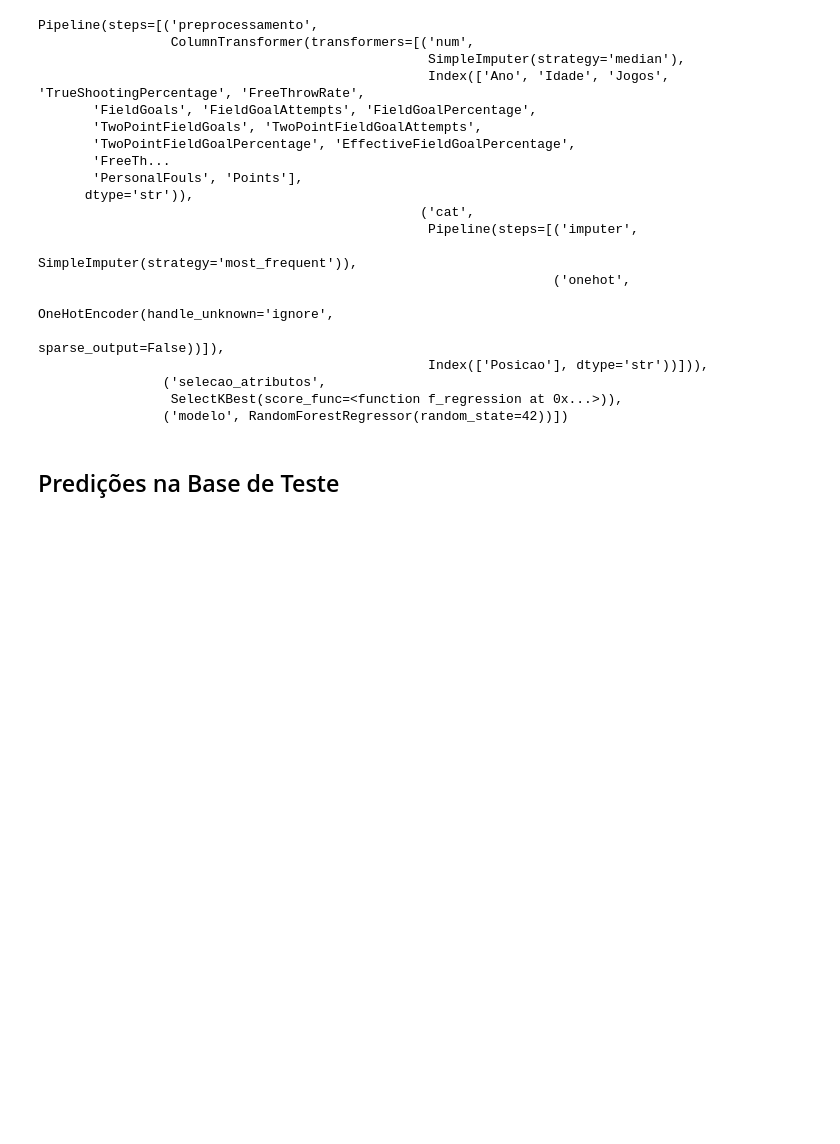
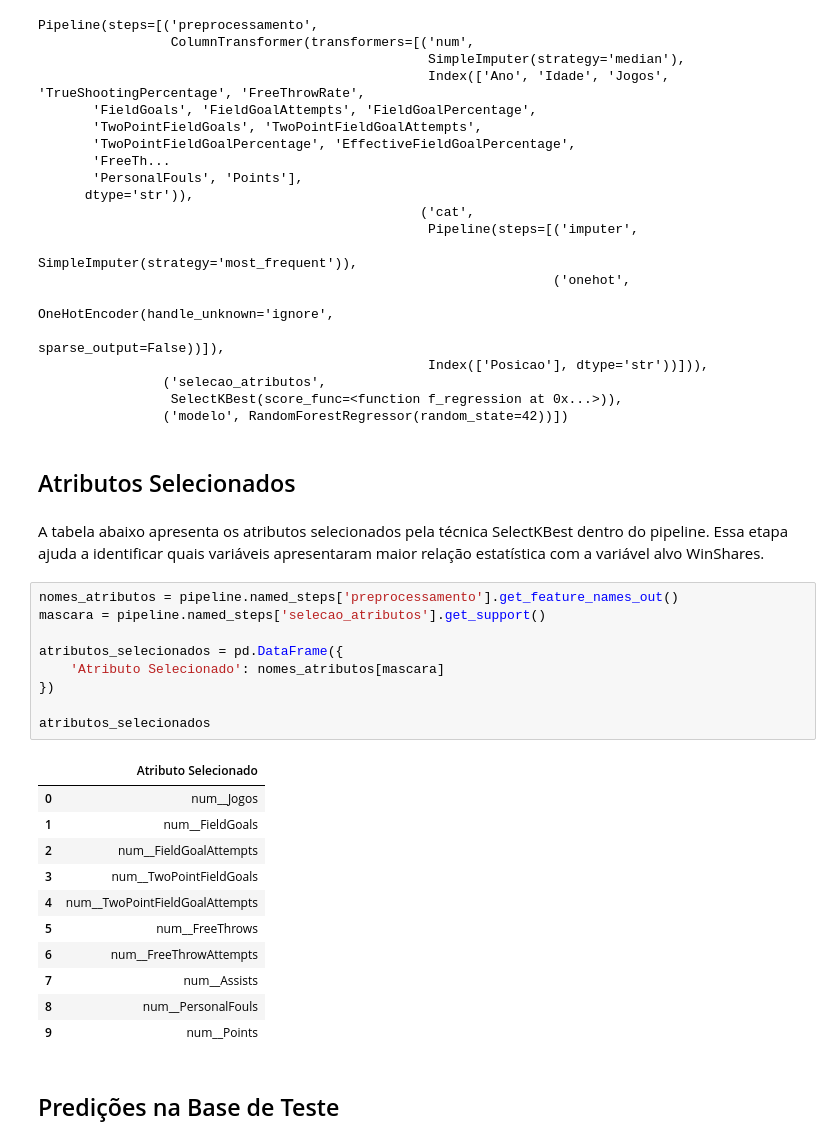
Before and after one commit to arrualuiz/56-machine-learning-nba, a Jupyter notebook: nba2.ipynb, the cells around one changed output. Cells and saved outputs as stored; diff of their text form; blank space fills up the shorter version.

```diff
--- a/nba2.ipynb
+++ b/nba2.ipynb
@@ -136,6 +136,31 @@ Pipeline(steps=[('preprocessamento',
                 ('selecao_atributos',
                  SelectKBest(score_func=<function f_regression at 0x...>)),
                 ('modelo', RandomForestRegressor(random_state=42))])
+# %% [markdown]
+## Atributos Selecionados
+# %% [markdown]
+A tabela abaixo apresenta os atributos selecionados pela técnica SelectKBest dentro do pipeline. Essa etapa ajuda a identificar quais variáveis apresentaram maior relação estatística com a variável alvo WinShares.
+# %%
+nomes_atributos = pipeline.named_steps['preprocessamento'].get_feature_names_out()
+mascara = pipeline.named_steps['selecao_atributos'].get_support()
+
+atributos_selecionados = pd.DataFrame({
+    'Atributo Selecionado': nomes_atributos[mascara]
+})
+
+atributos_selecionados
+# %% [output]
+|  | Atributo Selecionado |
+| 0 | num__Jogos |
+| 1 | num__FieldGoals |
+| 2 | num__FieldGoalAttempts |
+| 3 | num__TwoPointFieldGoals |
+| 4 | num__TwoPointFieldGoalAttempts |
+| 5 | num__FreeThrows |
+| 6 | num__FreeThrowAttempts |
+| 7 | num__Assists |
+| 8 | num__PersonalFouls |
+| 9 | num__Points |
 # %% [markdown]
 ## Predições na Base de Teste
 # %% [markdown]
```
Also changed, not shown: parts of 4 cells of this notebook.
